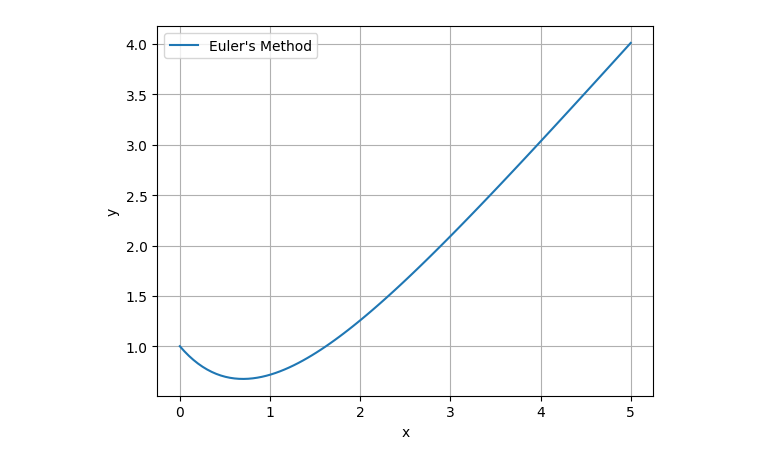
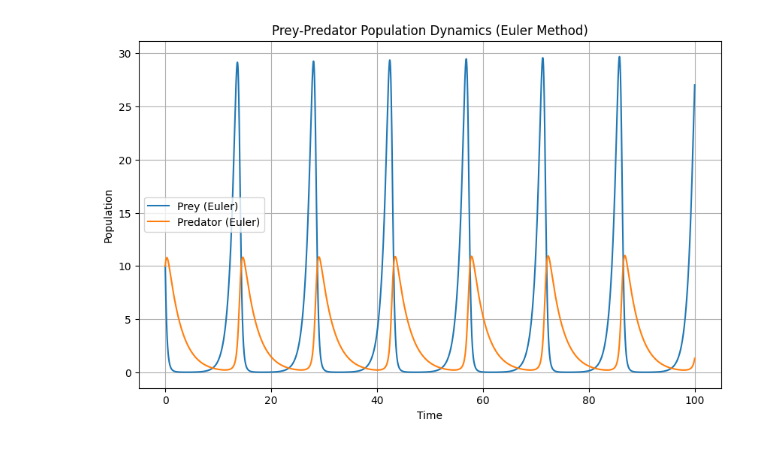
Before and after one commit to KyrylOTheRylo/homeworks_python, a Jupyter notebook: numerical_analysis/hw2/Untitled.ipynb, the cells around one changed output. Drawn from its saved outputs; the diff is of its cells as text; code cells hidden in the pictures.

Commit message:
Completed both methods (euler and RK)

```diff
--- a/numerical_analysis/hw2/Untitled.ipynb
+++ b/numerical_analysis/hw2/Untitled.ipynb
@@ -1,35 +0,0 @@
-# %%
-import numpy as np
-import matplotlib.pyplot as plt
-
-# Define the differential equation function
-def differential_equation(x, y):
-    return x - y
-
-# Initial condition
-x0 = 0
-y0 = 1
-
-# Define the range of x-values
-x_range = np.linspace(0, 5, 100)  # Adjust the range as needed
-
-# Step size
-h = x_range[1] - x_range[0]
-
-# Initialize arrays to store the results
-y_values = [y0]
-
-# Perform Euler's method
-for x in x_range[:-1]:
-    y_next = y_values[-1] + h * differential_equation(x, y_values[-1])
-    y_values.append(y_next)
-
-# Plot the numerical solution
-plt.plot(x_range, y_values, label="Euler's Method")
-plt.xlabel('x')
-plt.ylabel('y')
-plt.legend()
-plt.grid(True)
-plt.show()
-# %% [output]
-[figure, removed]
@@ -35,0 +45,13 @@ plt.show()
+# %%
+t_values = np.arange(0, (num_steps + 1) * h, h)
+plt.figure(figsize=(10, 6))
+plt.plot(t_values, p_values, label='Prey (Euler)')
+plt.plot(t_values, q_values, label='Predator (Euler)')
+plt.xlabel('Time')
+plt.ylabel('Population')
+plt.legend()
+plt.title('Prey-Predator Population Dynamics (Euler Method)')
+plt.grid(True)
+plt.show()
+# %% [output]
+[figure, added]
```
Also changed, not shown: parts of 7 cells of this notebook.
